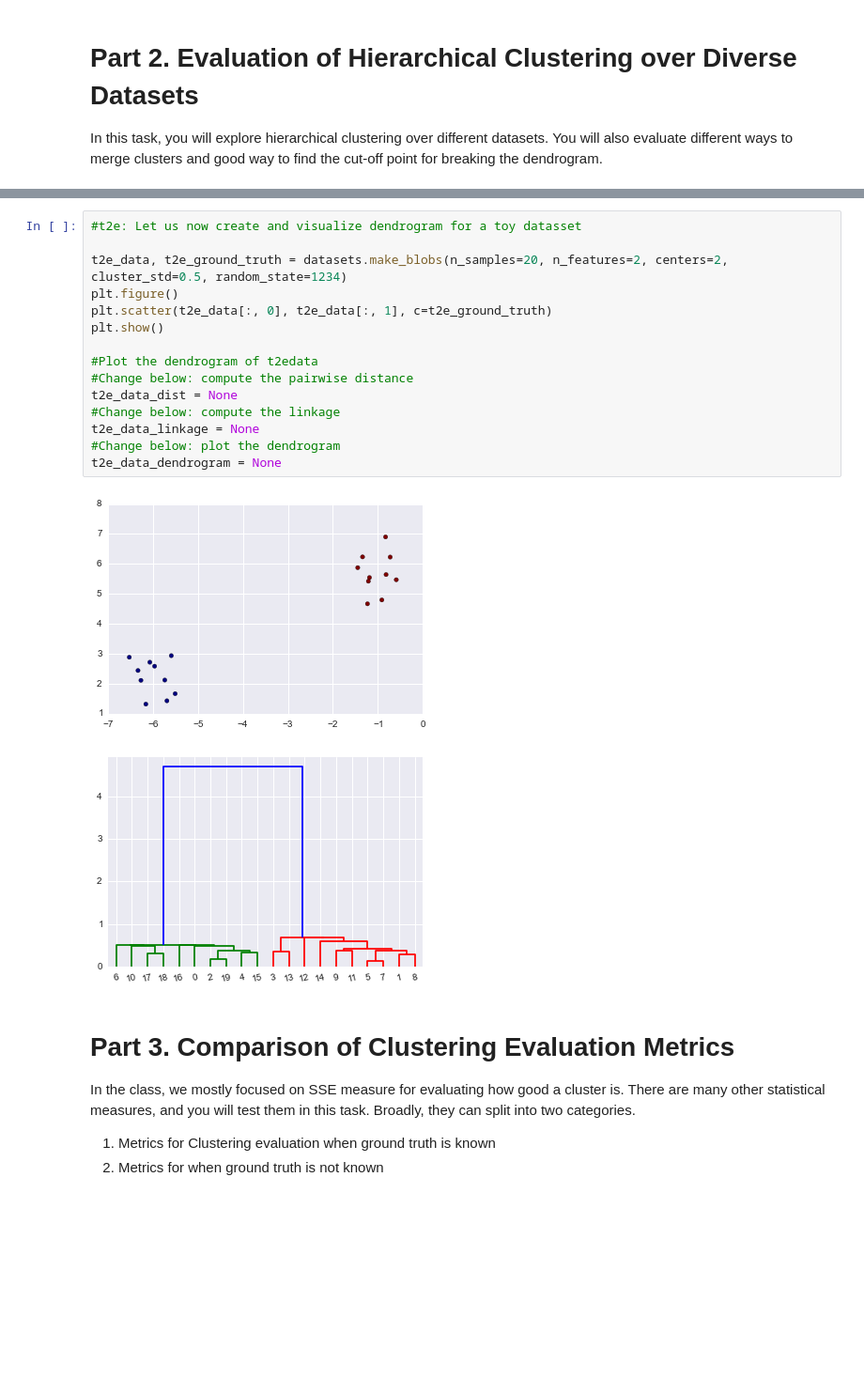
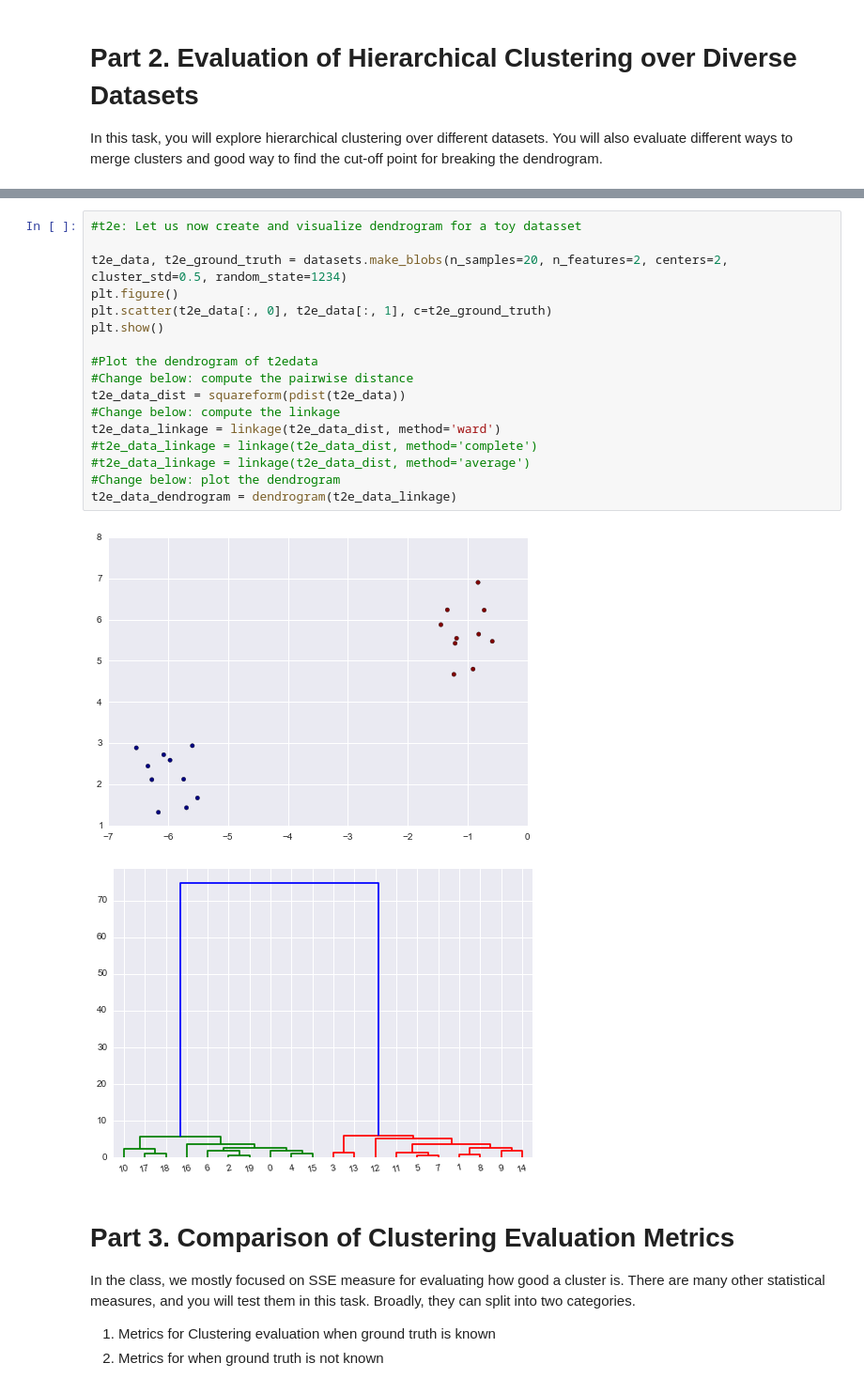
Before and after one commit to sreeharihegden/CSE-5334-Data-Mining, a Jupyter notebook: PA3/PA3_Clustering_DimensionalityReduction.ipynb, the cells around one changed output, grey strips where cells are left out. Shown at 94% size. Drawn from its saved outputs; the diff is of its cells as text; blank space fills up the shorter version.

Commit message:
Completed Part 2, Tasks 2c and 2d graph colors not on proper side, Task 2e needs to be verified

```diff
--- a/PA3/PA3_Clustering_DimensionalityReduction.ipynb
+++ b/PA3/PA3_Clustering_DimensionalityReduction.ipynb
@@ -776,21 +785,23 @@ part2_plot_clustering(t2d_data, t2d_ground_truth, t2d_ward_linkage_cluster_assig
 # %%
 #t2e: Let us now create and visualize dendrogram for a toy datasset
 
 t2e_data, t2e_ground_truth = datasets.make_blobs(n_samples=20, n_features=2, centers=2, cluster_std=0.5, random_state=1234)
 plt.figure()
 plt.scatter(t2e_data[:, 0], t2e_data[:, 1], c=t2e_ground_truth)
 plt.show()
 
 #Plot the dendrogram of t2edata
 #Change below: compute the pairwise distance
-t2e_data_dist = None
+t2e_data_dist = squareform(pdist(t2e_data))
 #Change below: compute the linkage
-t2e_data_linkage = None
+t2e_data_linkage = linkage(t2e_data_dist, method='ward')
+#t2e_data_linkage = linkage(t2e_data_dist, method='complete')
+#t2e_data_linkage = linkage(t2e_data_dist, method='average')
 #Change below: plot the dendrogram
-t2e_data_dendrogram = None
+t2e_data_dendrogram = dendrogram(t2e_data_linkage)
 # %% [output]
-[figure, old version]
+[figure, new version]
-[figure, old version]
+[figure, new version]
 # %% [markdown]
 # Part 3. Comparison of Clustering Evaluation Metrics
 
```
Also changed, not shown: parts of 4 cells of this notebook.
